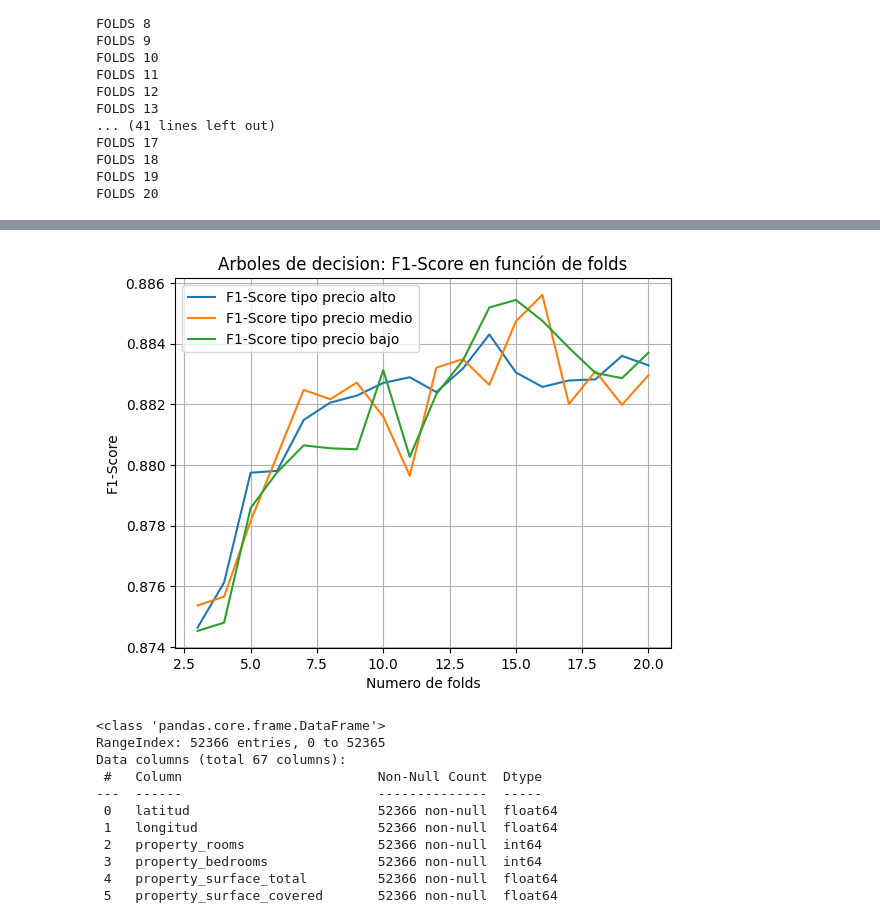
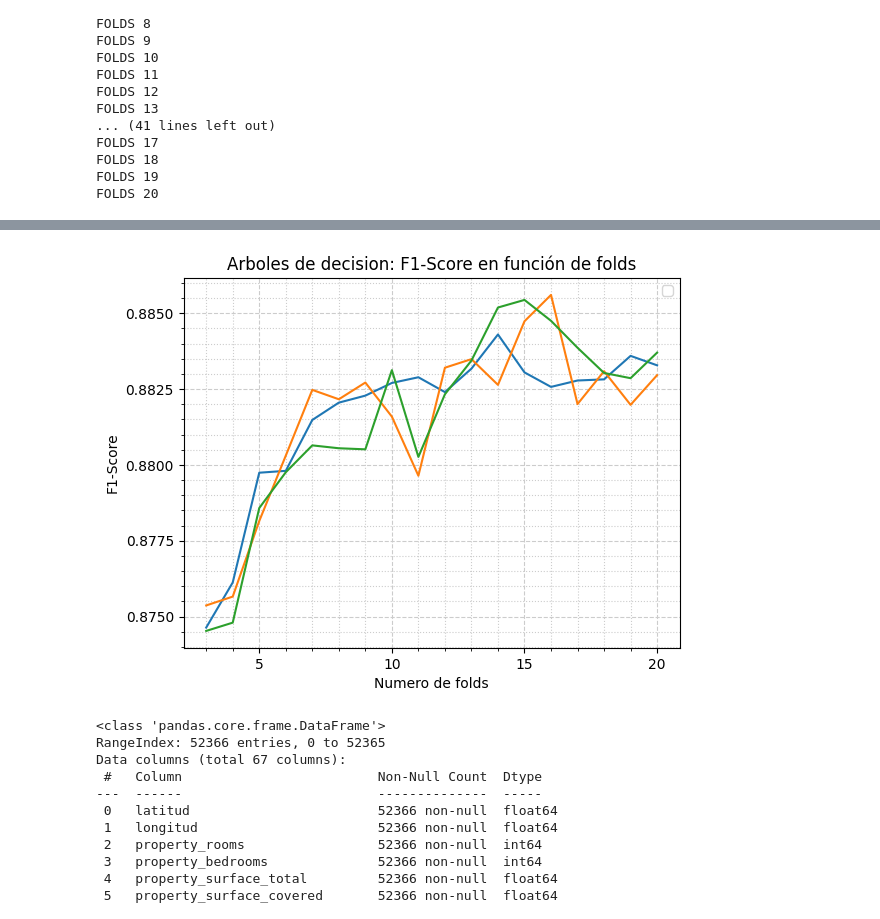
Before and after one commit to sttesta3/7506R-1C2024-GRUPO08, a Jupyter notebook: Clasificación.ipynb, the cells around one changed output, grey strips where cells are left out. Saved outputs shown, nothing was run; the diff lists cells and outputs as text; code cells hidden in the pictures.

Commit message:
WIP: Gráfico en funcion de kfolds. Salio genial

```diff
--- a/Clasificación.ipynb
+++ b/Clasificación.ipynb
@@ -371,6 +371,7 @@ FOLDS 18
 FOLDS 19
 FOLDS 20
 # %%
+# Graficos de F1-Score en función de Folds
 def promedio(lista):
   return sum(lista)/len(lista)
 
@@ -384,13 +385,31 @@ tipo_precio_alto = calcular_promedios(metricsCV_arboles[0])
 tipo_precio_medio = calcular_promedios(metricsCV_arboles[1])
 tipo_precio_bajo = calcular_promedios(metricsCV_arboles[2])
 
+fig = plt.figure()
+ax = fig.add_subplot()
+x_major_ticks = np.arange(0, 22, 5)
+x_minor_ticks = np.arange(0, 22, 1)
+y_major_ticks = np.arange(0.85, 0.95, 0.0025)
+y_minor_ticks = np.arange(0.85, 0.95, 0.0005)
+
+ax.set_xticks(x_major_ticks)
+ax.set_xticks(x_minor_ticks, minor=True)
+ax.set_yticks(y_major_ticks)
+ax.set_yticks(y_minor_ticks, minor=True)
+
+ax.grid(which='minor', color='#CCCCCC', linestyle=':')
+ax.grid(which='major', color='#CCCCCC', linestyle='--')
+
+plt.legend()
+plt.title("Arboles de decision: F1-Score en función de folds")
+plt.xlabel("Numero de folds")
+plt.ylabel("F1-Score")
+
 plt.plot(range(3,21), tipo_precio_alto, label="F1-Score tipo precio alto")
 plt.plot(range(3,21), tipo_precio_medio, label="F1-Score tipo precio medio")
 plt.plot(range(3,21), tipo_precio_bajo, label="F1-Score tipo precio bajo")
-plt.xlabel("Numero de folds")
-plt.ylabel("F1-Score")
-plt.grid()
-plt.legend()
-plt.title("Arboles de decision: F1-Score en función de folds")
+
 plt.show()
+
+# Referencia utilizada para el gráfico https://stackoverflow.com/questions/24943991/change-grid-interval-and-specify-tick-labels
 # %% [output]
@@ -397,4 +417,4 @@ plt.show()
-[figure, old version]
+[figure, new version]
 # %%
 ds_id3 = pd.get_dummies(ds.drop(columns=["property_price","pxm2"]),columns=["property_type","place_l3"])
 ds_id3.info()
```
Also changed, not shown: parts of 1 cell of this notebook.
